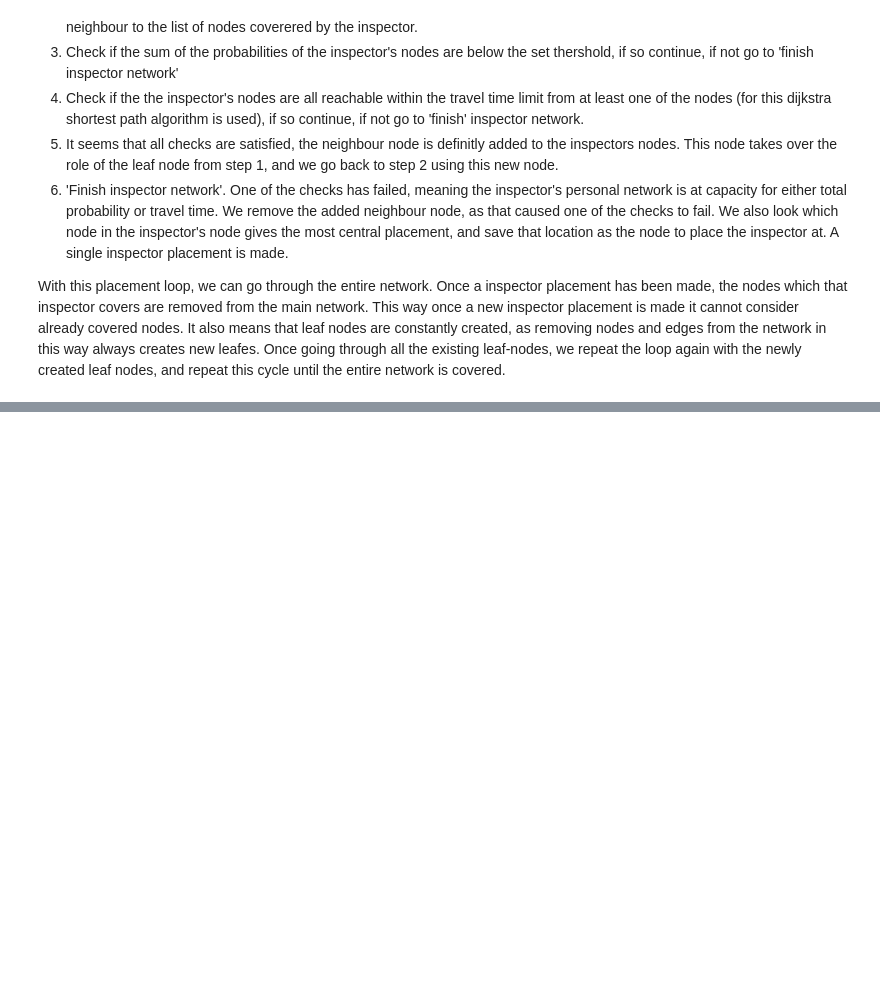
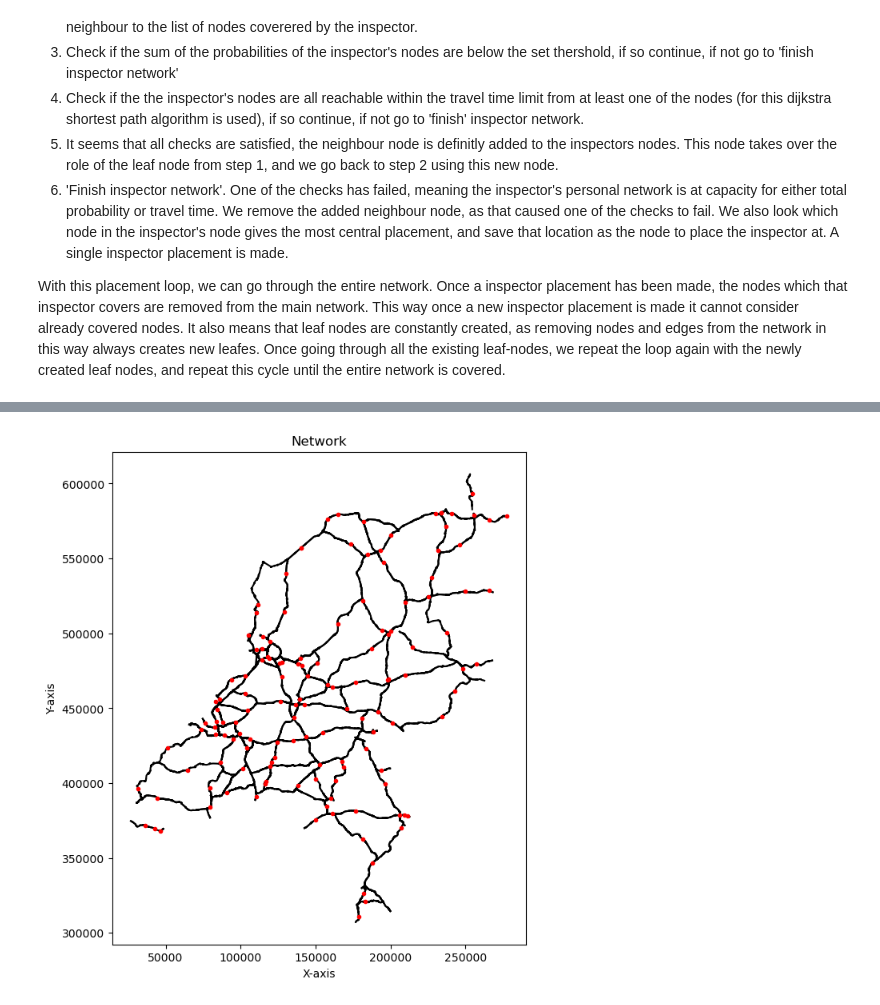
Before and after one commit to Max-Lange/CIEM6302_RWS-Project, a Jupyter notebook: midterm_check_2.ipynb, the cells around one changed output, grey strips where cells are left out. Saved outputs shown, nothing was run; the diff lists cells and outputs as text; code cells hidden in the pictures; blank space fills up the shorter version.

Commit message:
Add the algorithm in midterm_check_2

```diff
--- a/midterm_check_2.ipynb
+++ b/midterm_check_2.ipynb
@@ -189,2 +227,4 @@ With this placement loop, we can go through the entire network. Once a inspector
+# %%
+road_network = gpd.read_file(r'Data\Shapefiles\Snelheid_Wegvakken.shp')
 # %%
 # Convert data to node and edge GeoDataFrames containing only needed info
@@ -246,0 +388,3 @@ print(NWB_Graph.size())
+# %%
+inspector_graphs = marching_leaf_algorithm(NWB_Graph.copy())
+locs = place_inspectors(inspector_graphs)
@@ -246,0 +409,32 @@ print(NWB_Graph.size())
+# %%
+locs = place_inspectors(inspector_graphs)
+# %%
+def inspector_plotter(total_graph, inspector_locations):
+    fig = plt.figure()
+    fig.set_figheight(8)
+    fig.set_figwidth(8)
+
+    for edge in total_graph.edges.data():
+        line = edge[2]['geom']
+        if line is not None:
+            x, y = line.coords.xy
+            plt.plot(x, y, color='k')
+
+    # for node in graph.nodes:
+    #     position = Graph.nodes[node]['pos'][0]
+    #     plt.plot(position[0], position[1], '.', color='b')
+
+    for node in total_graph.nodes():
+        if node in inspector_locations:
+            position = total_graph.nodes[node]['pos']
+            plt.plot(position[0], position[1], '.', color='r')
+
+    plt.title("Network")
+    plt.xlabel("X-axis")
+    plt.ylabel("Y-axis")
+    plt.axis('scaled')
+    plt.show()
+# %%
+inspector_plotter(NWB_Graph, locs)
+# %% [output]
+[figure, added]
```
Also changed, not shown: parts of 13 cells of this notebook, 1 other file.
